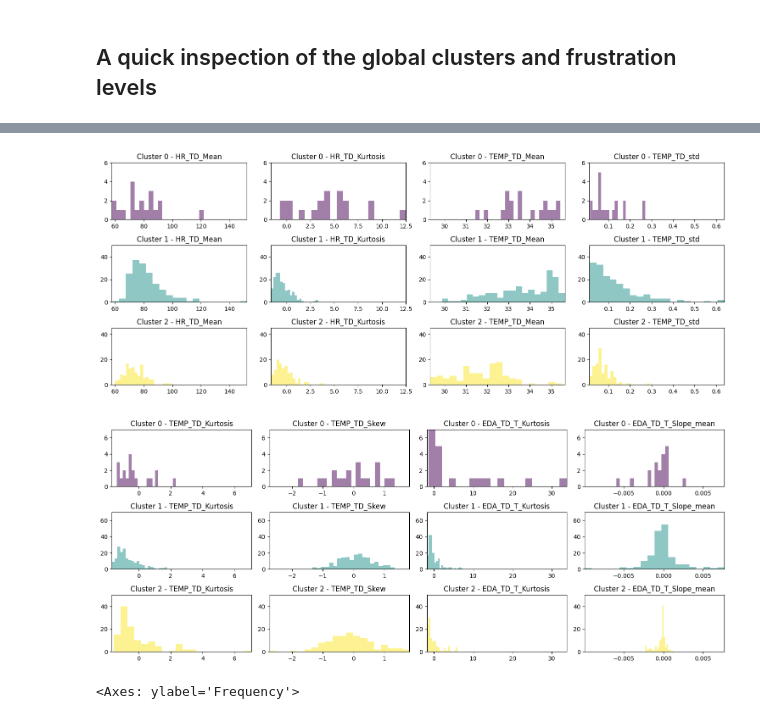
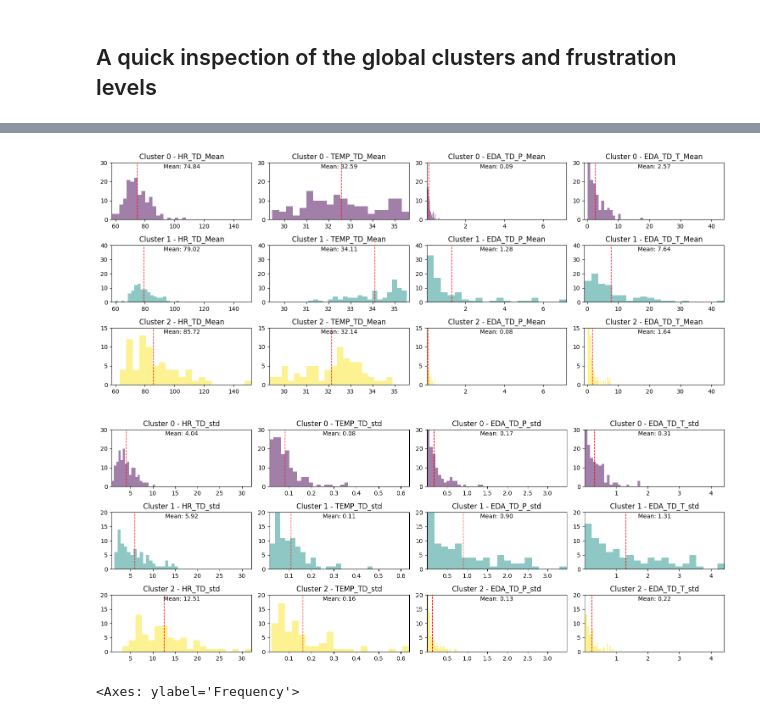
Before and after one commit to SorenBlattBendtsen/02582, a Jupyter notebook: Assignment_2/clusters_vs_emotions.ipynb, the cells around one changed output, grey strips where cells are left out. Cells and saved outputs as stored; diff of their text form; code cells hidden in the pictures.

```diff
--- a/Assignment_2/clusters_vs_emotions.ipynb
+++ b/Assignment_2/clusters_vs_emotions.ipynb
@@ -280,7 +293,7 @@ X = standardize(data_filtered)
 # apply K-medoids clustering
 from sklearn_extra.cluster import KMedoids
 
-kmedoids = KMedoids(n_clusters=4, random_state=0).fit(X)
+kmedoids = KMedoids(n_clusters=2, random_state=0).fit(X)
 data['cluster'] = kmedoids.labels_
 # %%
 X = standardize(data_filtered)
@@ -321,6 +334,13 @@ unique_clusters = sorted(data.cluster.unique())
 # Set colormap
 colors = plt.cm.get_cmap('viridis', len(unique_clusters))
 
+# Set size based on Cohort
+# Merge Cohort D1_3, D1_4, D1_5 and D1_6 into D1_3
+data['Cohort'] = data['Cohort'].apply(lambda x: 'D1_3' if x in ['D1_4', 'D1_5', 'D1_6'] else x)
+# Cohort value, 5, 10 or 15
+data['Cohort_value'] = ((data['Cohort'].apply(lambda x: int(x.split('_')[1])))+1)*25
+
+
 # Iterate over rounds and phases
 for i, round in enumerate(unique_rounds):
     for j, phase in enumerate(unique_phases):
@@ -329,9 +349,17 @@ for i, round in enumerate(unique_rounds):
         # Scatter plot with color by cluster
         for cluster, color in zip(unique_clusters, colors.colors):
             cluster_data = split[split.cluster == cluster]
+
+            # Calculate the mean of the cluster for the positive and negative emotions
+            mean_positive = cluster_data.positive_score.mean()
+            mean_negative = cluster_data.negative_score.mean()
+
             axs[i, j].scatter(jitter_points(cluster_data.positive_score),
                               jitter_points(cluster_data.negative_score),
-                              color=color, alpha=0.5, label=f'Cluster {cluster}' if (i == 0 and j == 0) else None)
+                              color=color, alpha=0.5)
+
+            # Plot the mean of the cluster
+            axs[i, j].scatter(mean_positive, mean_negative, color=color, marker='x', s=100, label=f'Cluster {cluster} mean' if (i == 0 and j == 0) else None)
 
         axs[i, j].set_title(f'{round} - {phase}')
         axs[i, j].set_xlabel('Positive emotion score')
@@ -349,7 +389,7 @@ plt.show()
 # %%
-features = data_filtered.columns
+features = ['HR_TD_Mean', 'TEMP_TD_Mean', 'EDA_TD_P_Mean', 'EDA_TD_T_Mean']
 # make a subplot with rows for each cluster and columns for each feature in data_filtered and show a histogram of the values in each cluster
-fig, axs = plt.subplots(3, int(len(features)/2), figsize=(15, 6))
+fig, axs = plt.subplots(3, int(len(features)), figsize=(15, 6))
 
 # across all clusters, calculate min and max of each feature
 min = []
@@ -358,7 +398,7 @@ for feature in features:
     min.append(data[feature].min())
     max.append(data[feature].max())
 
-max_count = [6, 50, 45]
+max_count = [30, 40, 15]
 
 
 # Get unique clusters
@@ -369,51 +409,58 @@ colors = plt.cm.get_cmap('viridis', len(unique_clusters))
 
 
 for i in range(3):
-    for j, feature in enumerate(features[:4]):
+    for j, feature in enumerate(features):
         # make histogram and color by cluster
         axs[i, j].hist(data[data['cluster'] == i][feature], bins=20, color=colors(i), alpha=0.5)
         axs[i, j].set_title(f'Cluster {i} - {feature}')
         axs[i,j].set_xlim(min[j], max[j])
         axs[i,j].set_ylim(0, max_count[i])
+        axs[i,j].axvline(data[data['cluster'] == i][feature].mean(), color='red', linestyle='dashed', linewidth=1)
+        # annotate mean
+        axs[i,j].annotate(f'Mean: {data[data["cluster"] == i][feature].mean():.2f}', xy=(0.5, 0.9), xycoords='axes fraction', ha='center')
 
 plt.tight_layout()
 plt.show()
 # %% [output]
-[figure, old version]
+[figure, new version]
 # %%
-features = data_filtered.columns
+features = ['HR_TD_std', 'TEMP_TD_std', 'EDA_TD_P_std', 'EDA_TD_T_std']
 # make a subplot with rows for each cluster and columns for each feature in data_filtered and show a histogram of the values in each cluster
-fig, axs = plt.subplots(3, int(len(features)/2), figsize=(15, 6))
+fig, axs = plt.subplots(3, int(len(features)), figsize=(15, 6))
 
 # across all clusters, calculate min and max of each feature
 min = []
 max = []
-for feature in features[4:]:
+for feature in features:
     min.append(data[feature].min())
     max.append(data[feature].max())
 
-max_count = [7, 70, 50]
+max_count = [30, 20, 20]
 
 
 # Get unique clusters
 unique_clusters = sorted(data.cluster.unique())
 
 # Set colormap
 colors = plt.cm.get_cmap('viridis', len(unique_clusters))
 
 
 for i in range(3):
-    for j, feature in enumerate(features[4:]):
+    for j, feature in enumerate(features):
         # make histogram and color by cluster
         axs[i, j].hist(data[data['cluster'] == i][feature], bins=20, color=colors(i), alpha=0.5)
         axs[i, j].set_title(f'Cluster {i} - {feature}')
         axs[i,j].set_xlim(min[j], max[j])
         axs[i,j].set_ylim(0, max_count[i])
+        # horizontal mean line
+        axs[i,j].axvline(data[data['cluster'] == i][feature].mean(), color='red', linestyle='dashed', linewidth=1)
+        # annotate mean
+        axs[i,j].annotate(f'Mean: {data[data["cluster"] == i][feature].mean():.2f}', xy=(0.5, 0.9), xycoords='axes fraction', ha='center')
 
 plt.tight_layout()
 plt.show()
 # %% [output]
-[figure, old version]
+[figure, new version]
 # %%
 data[data['cluster'] == 0].Frustrated.plot.hist()
 # %% [output]
```
Also changed, not shown: parts of 7 cells of this notebook, 6 other files.
